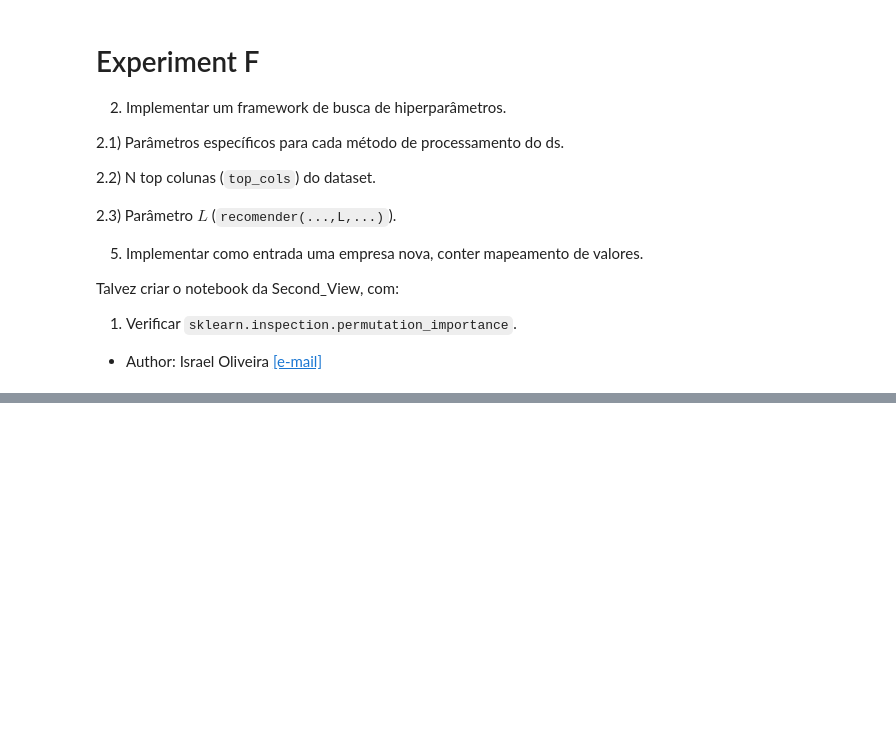
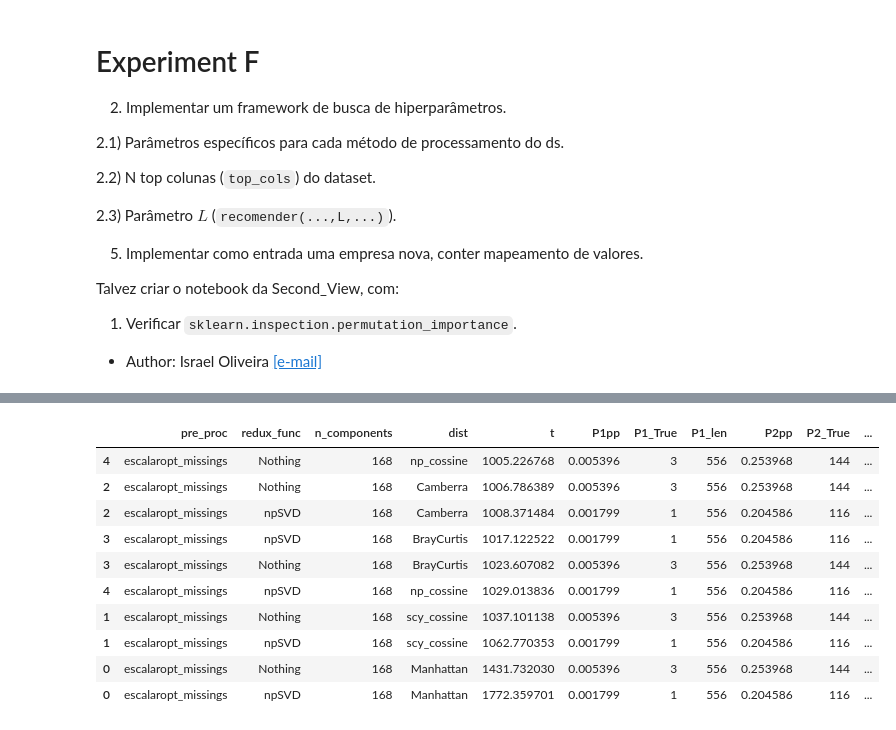
Before and after one commit to ysraell/aceleradev_private, a Jupyter notebook: projeto/EDA/Experiment_F.ipynb, the cells around one changed output, grey strips where cells are left out. Saved outputs shown, nothing was run; the diff lists cells and outputs as text; code cells hidden in the pictures; blank space fills up the shorter version.

```diff
--- a/projeto/EDA/Experiment_F.ipynb
+++ b/projeto/EDA/Experiment_F.ipynb
@@ -408,9 +391,18 @@ n_components_dict = {Nothing.__name__ : False,
                   _FactorAnalysis.__name__ : True,
                   _FastICA.__name__ : True,
                   _PCA.__name__ : True}
+# %%
+results_csv_name = 'Results_RC1.csv'
+# %%
+df_laoded = pd.read_csv(results_csv_name)
+# %%
+def save_results(results,df_e):
+    df = pd.DataFrame(results, columns=['pre_proc','redux_func','n_components','dist','t','P1pp','P1_True','P1_len','P2pp','P2_True','P2_len','P3pp','P3_True','P3_len'])
+    out = pd.concat([df_e, df])
+    #df_laoded.df_laodedto_csv('Results_redux_prepro.csv',index=False)
+    return out
 # %%
-n_components_list = [10, 20, 30, 50, 80, 100]
-results = []
+n_components_list = [10, 20, 30, 50, 80, 100, 120, 150]
 n=0
 for proc in proc_list:
     n += 1
@@ -418,14 +410,27 @@ for proc in proc_list:
     for redux in redux_list:
         if n_components_dict[redux.__name__]:
             for n_components in n_components_list:
-                def redux_tmp(M):
-                    return redux(M,n_components=n_components)
-                tmp = Search(process_values = proc, factorize = redux_tmp, vector_distance_list = dist_list)
-                results.append([[proc.__name__, redux.__name__, n_components] + r for r in [[key]+[tmp[key]['t']]+flat([list(tmp[key][i+1]) for i in range(3)]) for key in tmp.keys()]])
+                cond = (df_laoded['pre_proc'] == proc.__name__) & (df_laoded['redux_func'] == redux.__name__) & (df_laoded['n_components'] == n_components)
+                print("Done?: {}.".format([proc.__name__, redux.__name__, n_components]))
+                if sum(cond) == 0:
+                    def redux_tmp(M):
+                        return redux(M,n_components=n_components)
+                    tmp = Search(process_values = proc, factorize = redux_tmp, vector_distance_list = dist_list)
+                    results = [[proc.__name__, redux.__name__, n_components] + r for r in [[key]+[tmp[key]['t']]+flat([list(tmp[key][i+1]) for i in range(3)]) for key in tmp.keys()]]
+                    df_laoded = save_results(results,df_laoded)
+                    df_laoded.to_csv(results_csv_name,index=False)
+                else:
+                    print("Done: {}.".format([proc.__name__, redux.__name__, n_components]))
         else:
-            tmp = Search(process_values = proc, factorize = redux, vector_distance_list= dist_list)
-            results.append([[proc.__name__, redux.__name__, len(data.columns)] + r for r in [[key]+[tmp[key]['t']]+ flat([list(tmp[key][i+1]) for i in range(3)]) for key in tmp.keys()]])
-    df = pd.DataFrame(flat(results), columns=['pre_proc','redux_func','n_components','dist','t','P1pp','P1_True','P1_len','P2pp','P2_True','P2_len','P3pp','P3_True','P3_len'])
-    df.to_csv('Results_5jul_redux_prepro.csv',index=False)
+            n_components = data.shape[1]
+            cond = (df_laoded['pre_proc'] == proc.__name__) & (df_laoded['redux_func'] == redux.__name__) & (df_laoded['n_components'] == n_components)
+            print("Done?: {}.".format([proc.__name__, redux.__name__, n_components]))
+            if sum(cond) == 0:
+                tmp = Search(process_values = proc, factorize = redux, vector_distance_list= dist_list)
+                results = [[proc.__name__, redux.__name__, n_components] + r for r in [[key]+[tmp[key]['t']]+flat([list(tmp[key][i+1]) for i in range(3)]) for key in tmp.keys()]]
+                df_laoded = save_results(results,df_laoded)
+                df_laoded.to_csv(results_csv_name,index=False)
+            else:
+                print("Done: {}.".format([proc.__name__, redux.__name__, n_components]))
 # %% [output]
 1
@@ -431,0 +457,14 @@ for proc in proc_list:
+# %%
+df_laoded.sort_values(by='t')
+# %% [output]
+|  | pre_proc | redux_func | n_components | dist | t | P1pp | P1_True | P1_len | P2pp | P2_True | ... |
+| 4 | escalaropt_missings | Nothing | 168 | np_cossine | 1005.226768 | 0.005396 | 3 | 556 | 0.253968 | 144 | ... |
+| 2 | escalaropt_missings | Nothing | 168 | Camberra | 1006.786389 | 0.005396 | 3 | 556 | 0.253968 | 144 | ... |
+| 2 | escalaropt_missings | npSVD | 168 | Camberra | 1008.371484 | 0.001799 | 1 | 556 | 0.204586 | 116 | ... |
+| 3 | escalaropt_missings | npSVD | 168 | BrayCurtis | 1017.122522 | 0.001799 | 1 | 556 | 0.204586 | 116 | ... |
+| 3 | escalaropt_missings | Nothing | 168 | BrayCurtis | 1023.607082 | 0.005396 | 3 | 556 | 0.253968 | 144 | ... |
+| 4 | escalaropt_missings | npSVD | 168 | np_cossine | 1029.013836 | 0.001799 | 1 | 556 | 0.204586 | 116 | ... |
+| 1 | escalaropt_missings | Nothing | 168 | scy_cossine | 1037.101138 | 0.005396 | 3 | 556 | 0.253968 | 144 | ... |
+| 1 | escalaropt_missings | npSVD | 168 | scy_cossine | 1062.770353 | 0.001799 | 1 | 556 | 0.204586 | 116 | ... |
+| 0 | escalaropt_missings | Nothing | 168 | Manhattan | 1431.732030 | 0.005396 | 3 | 556 | 0.253968 | 144 | ... |
+| 0 | escalaropt_missings | npSVD | 168 | Manhattan | 1772.359701 | 0.001799 | 1 | 556 | 0.204586 | 116 | ... |
```
Also changed, not shown: parts of 9 cells of this notebook, 22 other files.
